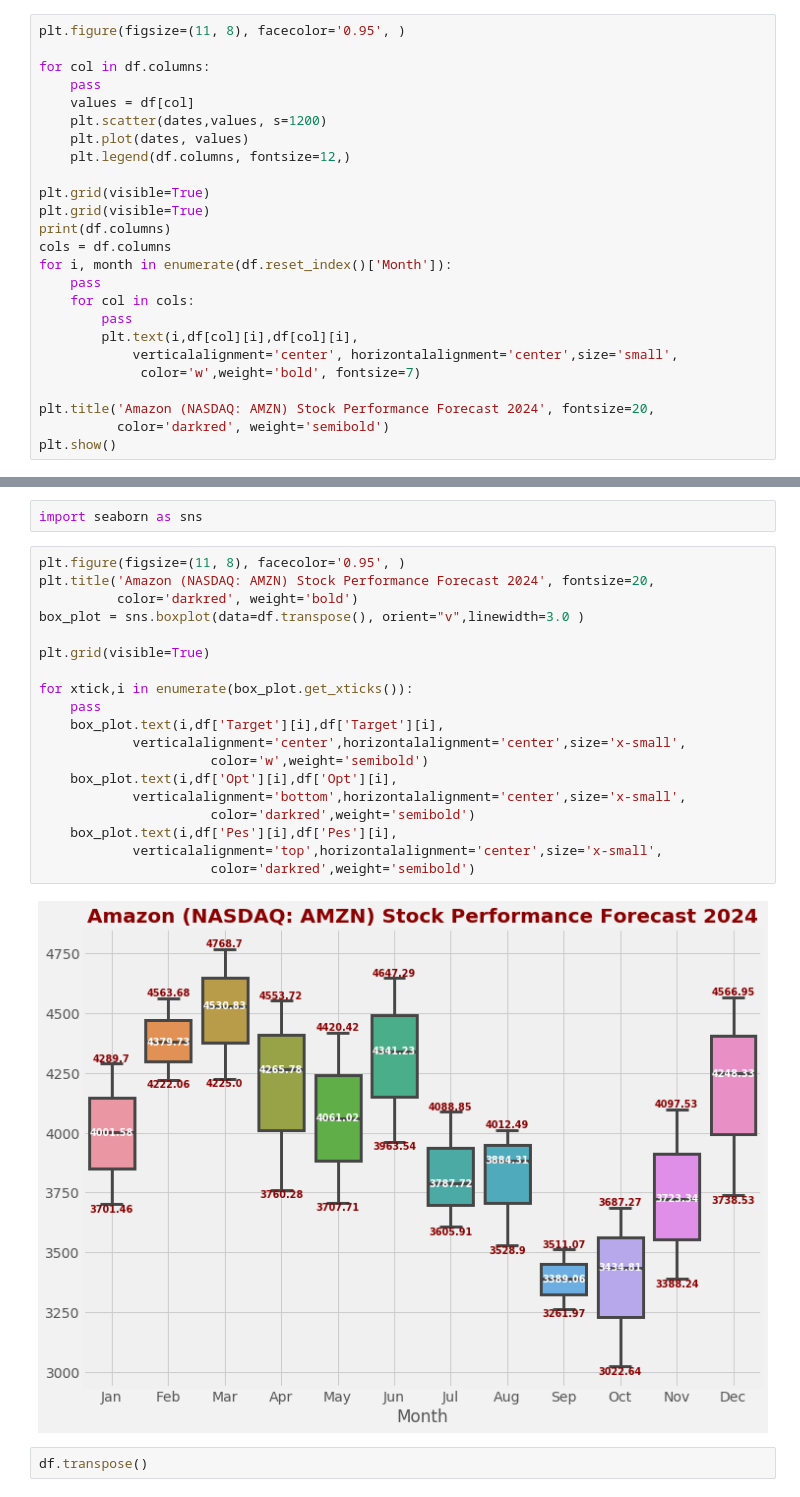
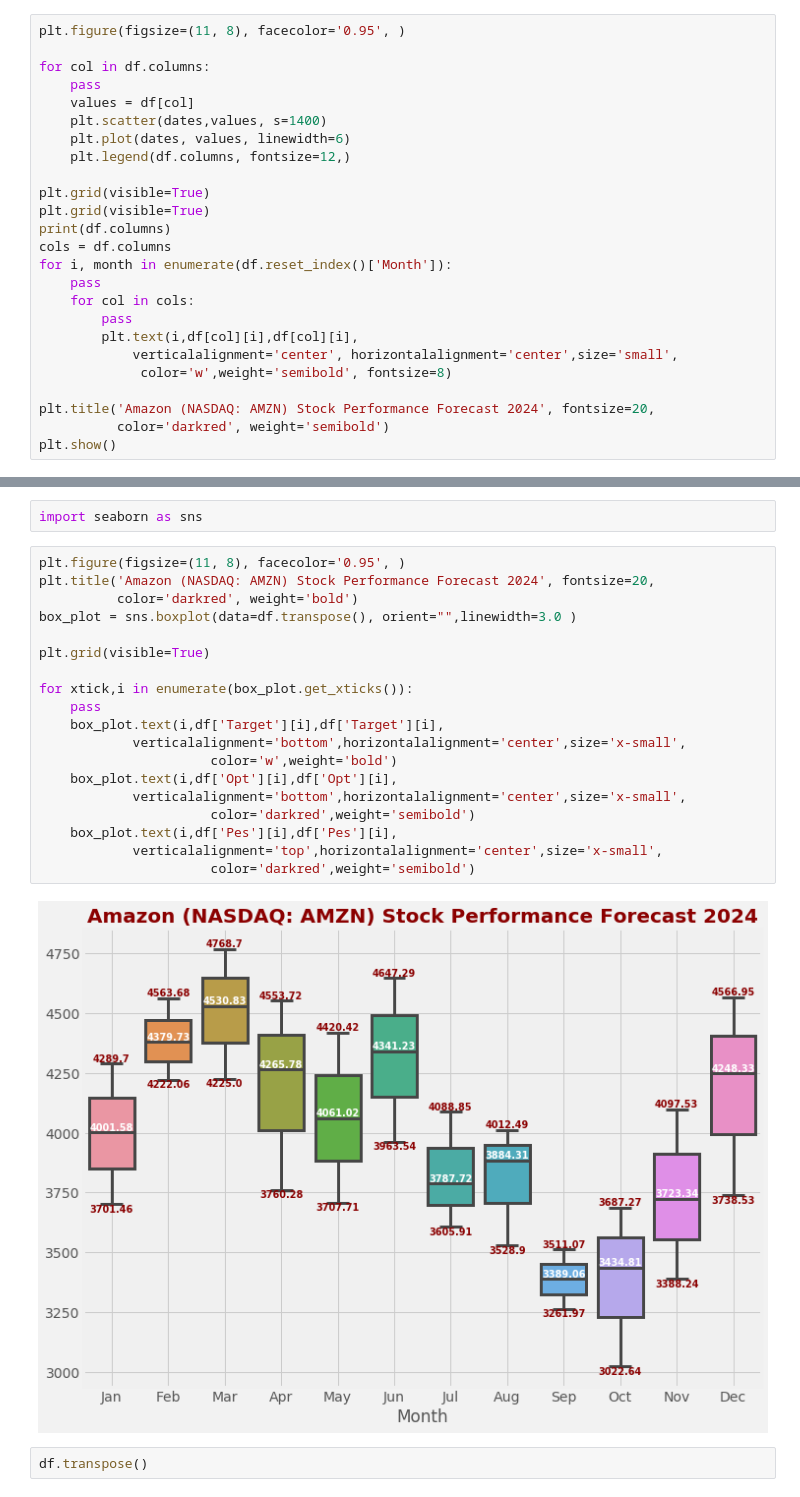
Before and after one commit to attila5287/scrap_and_dataviz, a Jupyter notebook: scrap_and_frame.ipynb, the cells around one changed output, grey strips where cells are left out. Drawn from its saved outputs; the diff is of its cells as text.

```diff
--- a/scrap_and_frame.ipynb
+++ b/scrap_and_frame.ipynb
@@ -96,8 +96,8 @@ plt.figure(figsize=(11, 8), facecolor='0.95', )
 for col in df.columns:
     pass
     values = df[col]
-    plt.scatter(dates,values, s=1200)
-    plt.plot(dates, values)
+    plt.scatter(dates,values, s=1400)
+    plt.plot(dates, values, linewidth=6)
     plt.legend(df.columns, fontsize=12,)
 
 plt.grid(visible=True)
@@ -110,7 +110,7 @@ for i, month in enumerate(df.reset_index()['Month']):
         pass
         plt.text(i,df[col][i],df[col][i],
             verticalalignment='center', horizontalalignment='center',size='small',
-             color='w',weight='bold', fontsize=7)
+             color='w',weight='semibold', fontsize=8)
 
 plt.title('Amazon (NASDAQ: AMZN) Stock Performance Forecast 2024', fontsize=20,
           color='darkred', weight='semibold')
@@ -123,24 +123,24 @@ import seaborn as sns
 # %%
 plt.figure(figsize=(11, 8), facecolor='0.95', )
 plt.title('Amazon (NASDAQ: AMZN) Stock Performance Forecast 2024', fontsize=20,
           color='darkred', weight='bold')
-box_plot = sns.boxplot(data=df.transpose(), orient="v",linewidth=3.0 )
+box_plot = sns.boxplot(data=df.transpose(), orient="",linewidth=3.0 )
 
 plt.grid(visible=True)
 
 for xtick,i in enumerate(box_plot.get_xticks()):
     pass
     box_plot.text(i,df['Target'][i],df['Target'][i],
-            verticalalignment='center',horizontalalignment='center',size='x-small',
-                      color='w',weight='semibold')
+            verticalalignment='bottom',horizontalalignment='center',size='x-small',
+                      color='w',weight='bold')
     box_plot.text(i,df['Opt'][i],df['Opt'][i],
             verticalalignment='bottom',horizontalalignment='center',size='x-small',
                       color='darkred',weight='semibold')
     box_plot.text(i,df['Pes'][i],df['Pes'][i],
             verticalalignment='top',horizontalalignment='center',size='x-small',
                       color='darkred',weight='semibold')
 # %% [output]
-[figure, old version]
+[figure, new version]
 # %%
 df.transpose()
 # %% [output]
```
